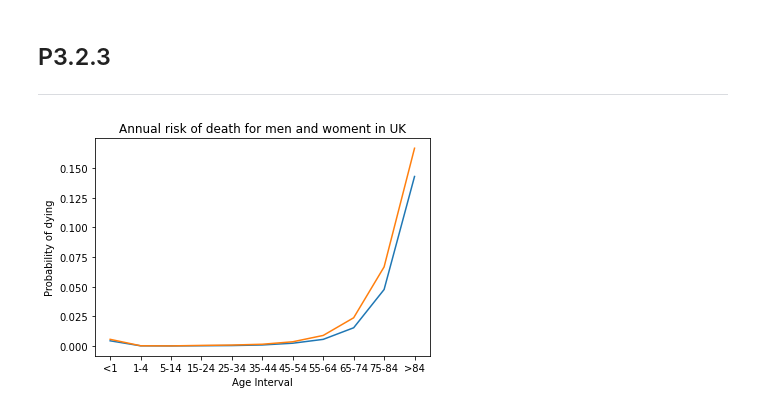
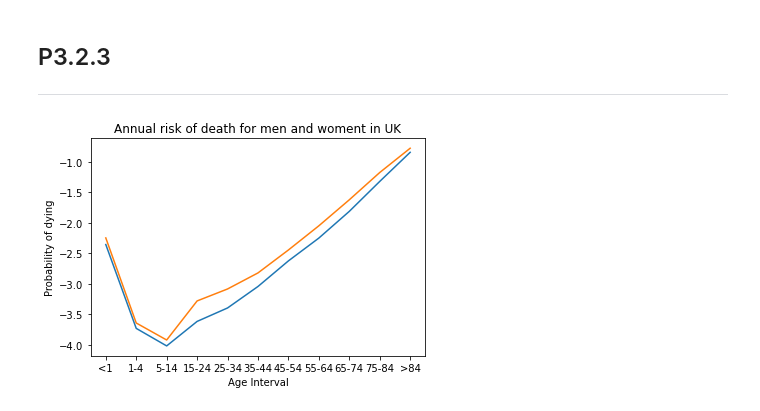
Before and after one commit to DarkHawk727/Learn-Scientific-Programming-with-Python, a Jupyter notebook: Section 3.2/Section 3.2 Problems.ipynb, the cells around one changed output. Cells and saved outputs as stored; diff of their text form; code cells hidden in the pictures.

```diff
--- a/Section 3.2/Section 3.2 Problems.ipynb
+++ b/Section 3.2/Section 3.2 Problems.ipynb
@@ -65,18 +65,18 @@ plt.show()
 # %%
 import matplotlib.pyplot as plt
 import numpy as np
 
 ageRange = ['<1', '1-4', '5-14', '15-24', '25-34', '35-44', '45-54', '55-64', '65-74', '75-84', '>84']
 femaleDeathRate = [1/227, 1/5376, 1/10417, 1/4132, 1/2488, 1/1106, 1/421, 1/178, 1/65, 1/21, 1/7]
 maleDeathRate = [1/177, 1/4386, 1/8333, 1/1908, 1/1215, 1/663, 1/279, 1/112, 1/42, 1/15, 1/6]
 
 plt.title('Annual risk of death for men and woment in UK')
 plt.xlabel('Age Interval')
 plt.ylabel('Probability of dying')
 
-plt.plot(ageRange, femaleDeathRate)
-plt.plot(ageRange, maleDeathRate)
+plt.plot(ageRange, np.log10(femaleDeathRate))
+plt.plot(ageRange, np.log10(maleDeathRate))
 
 plt.show()
 # %% [output]
-[figure, old version]
+[figure, new version]
```
Also changed, not shown: parts of 1 cell of this notebook.
